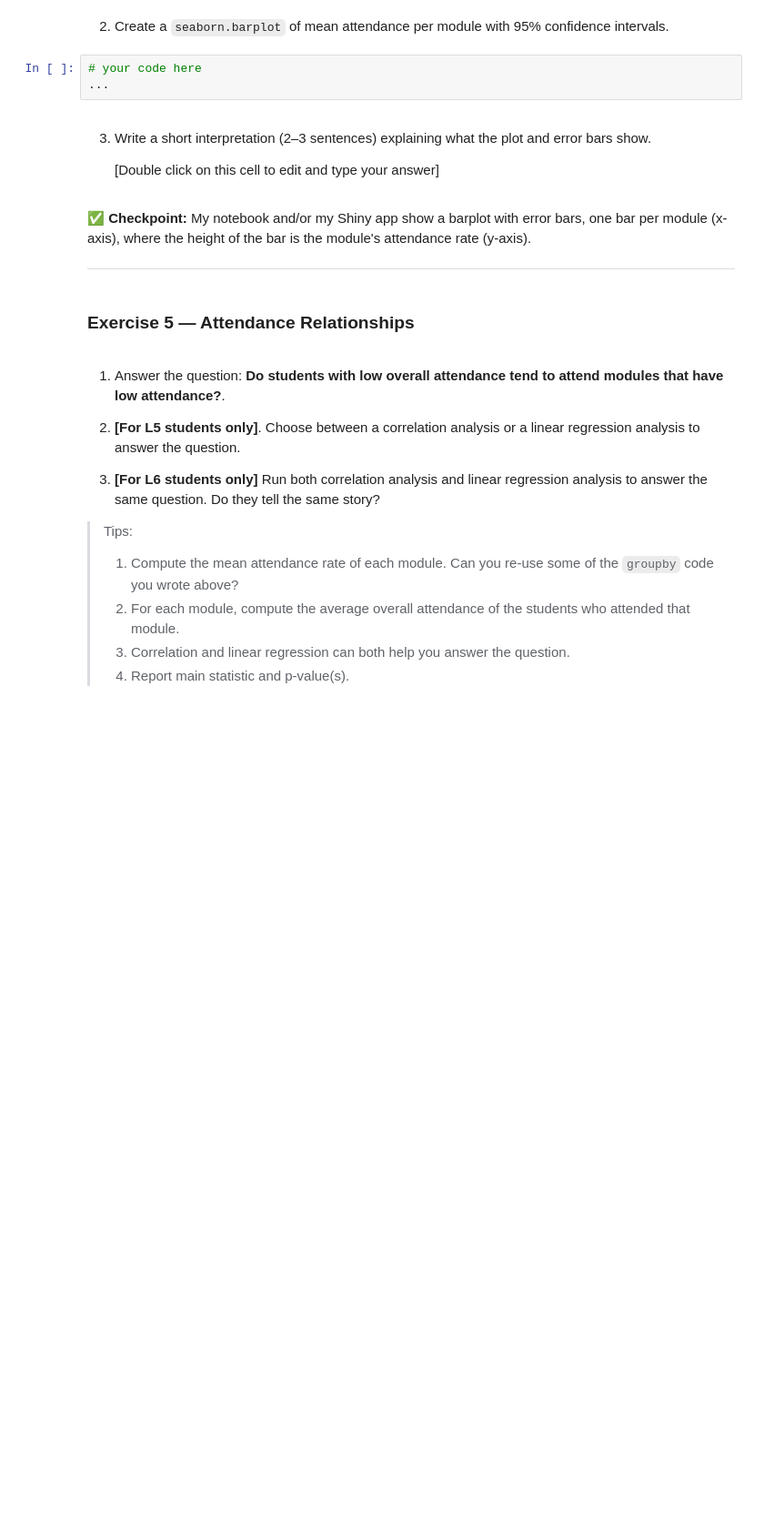
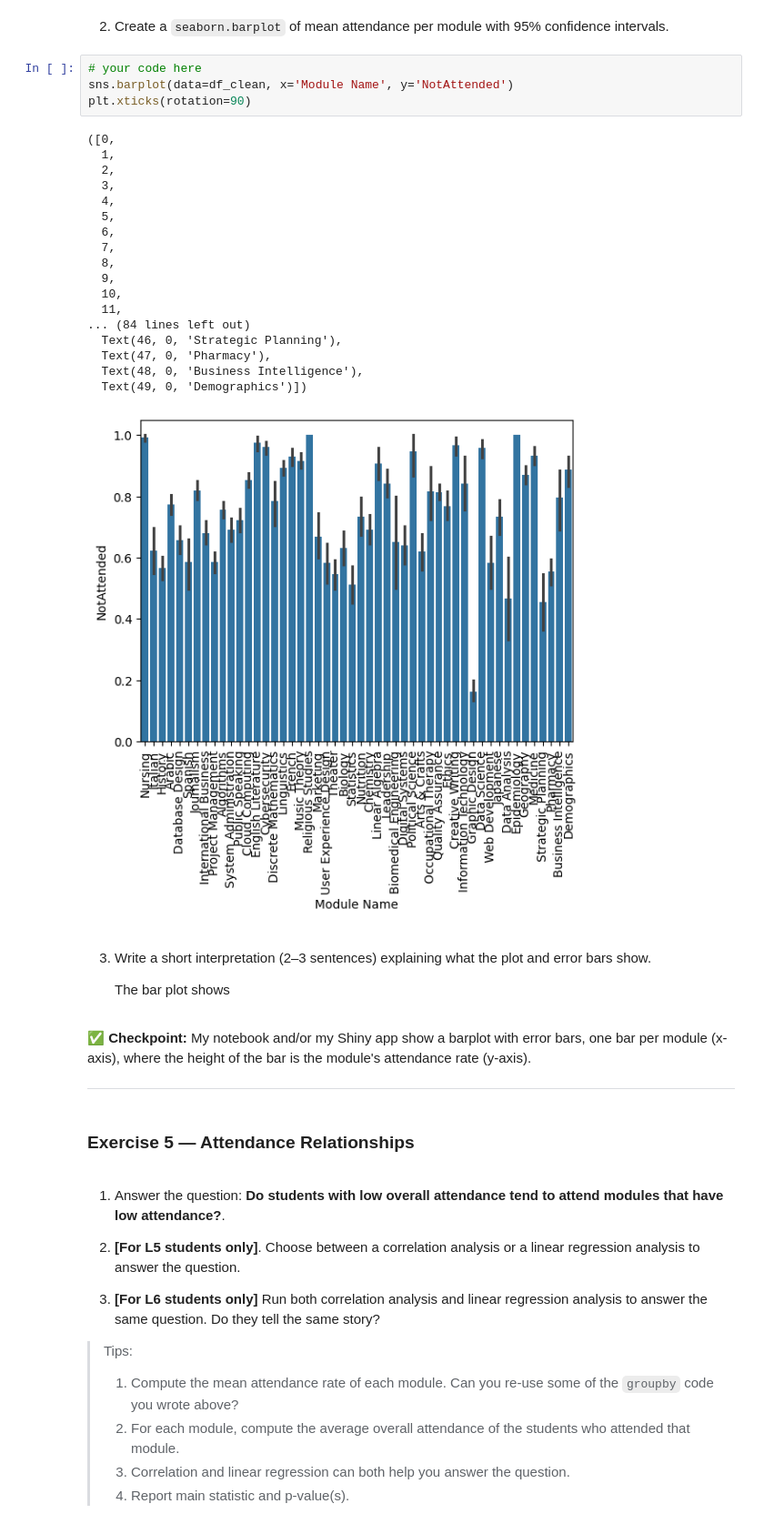
Before and after one commit to Mrmills-Ox3/Data-Sci-Mid-term, a Jupyter notebook: summative1-1.ipynb, the cells around one changed output. Shown: that part at 91% size. Drawn from its saved outputs; the diff is of its cells as text; blank space fills up the shorter version.

```diff
--- a/summative1-1.ipynb
+++ b/summative1-1.ipynb
@@ -283,11 +320,31 @@ student_overall_
 2. Create a `seaborn.barplot` of mean attendance per module with 95% confidence intervals.
 # %%
 # your code here
-...
+sns.barplot(data=df_clean, x='Module Name', y='NotAttended')
+plt.xticks(rotation=90)
+# %% [output]
+([0,
+  1,
+  2,
+  3,
+  4,
+  5,
+  6,
+  7,
+  8,
+  9,
+  10,
+  11,
+... (84 lines left out)
+  Text(46, 0, 'Strategic Planning'),
+  Text(47, 0, 'Pharmacy'),
+  Text(48, 0, 'Business Intelligence'),
+  Text(49, 0, 'Demographics')])
+[figure, added]
 # %% [markdown]
 3. Write a short interpretation (2–3 sentences) explaining what the plot and error bars show.
 
-    [Double click on this cell to edit and type your answer]
+    The bar plot shows
 # %% [markdown]
 ✅ **Checkpoint:** My notebook and/or my Shiny app show a barplot with error bars, one bar per module (x-axis), where the height of the bar is the module's attendance rate (y-axis).
 
```
Also changed, not shown: parts of 3 cells of this notebook, 1 other file.
